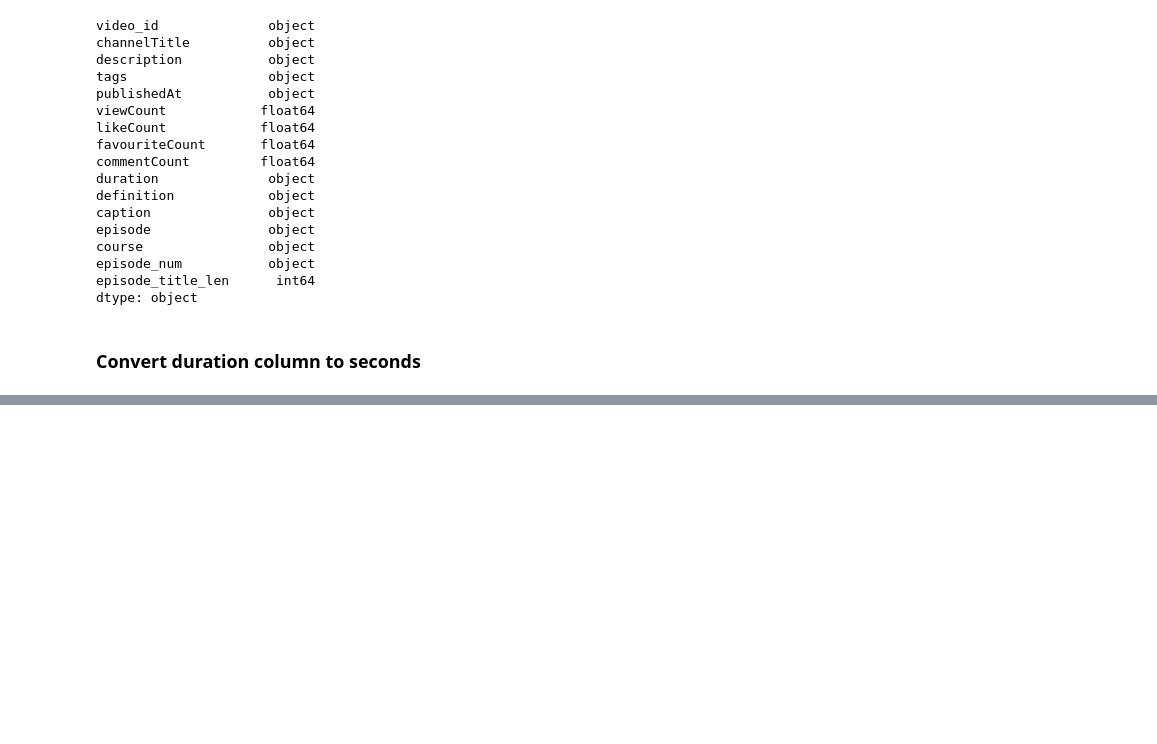
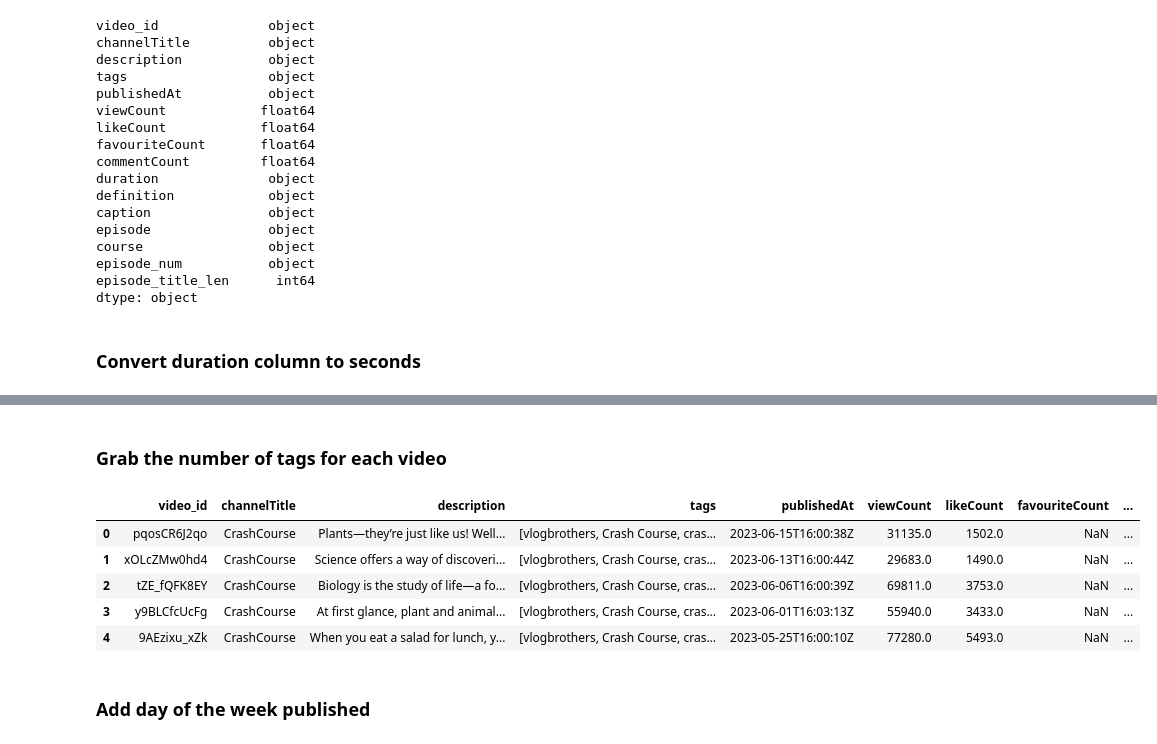
Before and after one commit to JenniferM-BShulyak/crashcourse, a Jupyter notebook: etl_crashcourse.ipynb, the cells around one changed output, grey strips where cells are left out. Saved outputs shown, nothing was run; the diff lists cells and outputs as text; code cells hidden in the pictures; blank space fills up the shorter version.

```diff
--- a/etl_crashcourse.ipynb
+++ b/etl_crashcourse.ipynb
@@ -267,0 +304,15 @@ ModuleNotFoundError: No module named 'isodate'
+# %% [markdown]
+### Grab the number of tags for each video
+# %%
+# If there are no tags, then put None
+cc_bycourse_df["tag_count"] = cc_bycourse_df["tags"].apply(lambda x: 0 if x is None else len(x))
+cc_bycourse_df
+# %% [output]
+|  | video_id | channelTitle | description | tags | publishedAt | viewCount | likeCount | favouriteCount | ... |
+| 0 | pqosCR6J2qo | CrashCourse | Plants—they’re just like us! Well... | [vlogbrothers, Crash Course, cras... | 2023-06-15T16:00:38Z | 31135.0 | 1502.0 | NaN | ... |
+| 1 | xOLcZMw0hd4 | CrashCourse | Science offers a way of discoveri... | [vlogbrothers, Crash Course, cras... | 2023-06-13T16:00:44Z | 29683.0 | 1490.0 | NaN | ... |
+| 2 | tZE_fQFK8EY | CrashCourse | Biology is the study of life—a fo... | [vlogbrothers, Crash Course, cras... | 2023-06-06T16:00:39Z | 69811.0 | 3753.0 | NaN | ... |
+| 3 | y9BLCfcUcFg | CrashCourse | At first glance, plant and animal... | [vlogbrothers, Crash Course, cras... | 2023-06-01T16:03:13Z | 55940.0 | 3433.0 | NaN | ... |
+| 4 | 9AEzixu_xZk | CrashCourse | When you eat a salad for lunch, y... | [vlogbrothers, Crash Course, cras... | 2023-05-25T16:00:10Z | 77280.0 | 5493.0 | NaN | ... |
+# %% [markdown]
+### Add day of the week published
```
Also changed, not shown: parts of 15 cells of this notebook.
